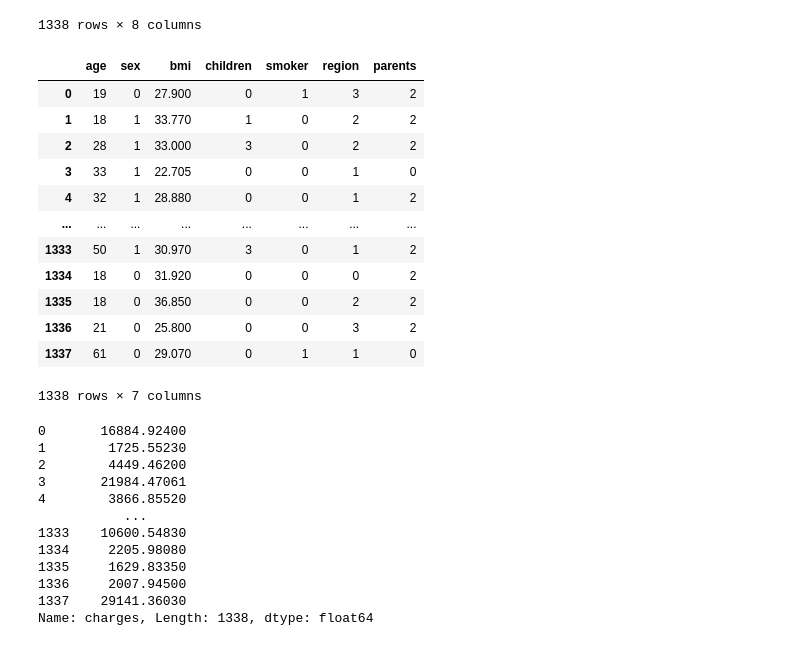
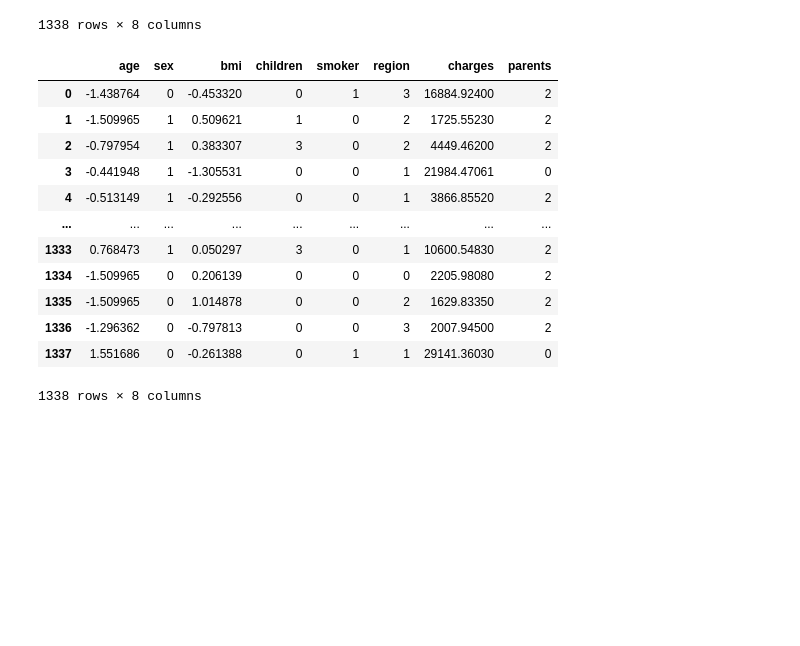
Before and after one commit to BhaveshDwaram/Minor-project, a Jupyter notebook: Medical Insurance Cost Prediction.ipynb, the cells around one changed output. Drawn from its saved outputs; the diff is of its cells as text; code cells hidden in the pictures; blank space fills up the shorter version.

```diff
--- a/Medical Insurance Cost Prediction.ipynb
+++ b/Medical Insurance Cost Prediction.ipynb
@@ -846,36 +846,24 @@ insurance_dataframe_family
 | 1336 | 21 | 0 | 25.800 | 0 | 0 | 3 | 2007.94500 | 2 |
 | 1337 | 61 | 0 | 29.070 | 0 | 1 | 1 | 29141.36030 | 0 |
 1338 rows × 8 columns
-# %%
-x_family=insurance_dataframe_family.drop(['charges'],axis=1)
-y_family=insurance_dataframe_family.charges
-x_family
-# %% [output]
-|  | age | sex | bmi | children | smoker | region | parents |
-| 0 | 19 | 0 | 27.900 | 0 | 1 | 3 | 2 |
-| 1 | 18 | 1 | 33.770 | 1 | 0 | 2 | 2 |
-| 2 | 28 | 1 | 33.000 | 3 | 0 | 2 | 2 |
-| 3 | 33 | 1 | 22.705 | 0 | 0 | 1 | 0 |
-| 4 | 32 | 1 | 28.880 | 0 | 0 | 1 | 2 |
-| ... | ... | ... | ... | ... | ... | ... | ... |
-| 1333 | 50 | 1 | 30.970 | 3 | 0 | 1 | 2 |
-| 1334 | 18 | 0 | 31.920 | 0 | 0 | 0 | 2 |
-| 1335 | 18 | 0 | 36.850 | 0 | 0 | 2 | 2 |
-| 1336 | 21 | 0 | 25.800 | 0 | 0 | 3 | 2 |
-| 1337 | 61 | 0 | 29.070 | 0 | 1 | 1 | 0 |
-1338 rows × 7 columns
-# %%
-y_family
-# %% [output]
-0       16884.92400
-1        1725.55230
-2        4449.46200
-3       21984.47061
-4        3866.85520
-           ...
-1333    10600.54830
-1334     2205.98080
-1335     1629.83350
-1336     2007.94500
-1337    29141.36030
-Name: charges, Length: 1338, dtype: float64
+# %%
+#standardization using standard scaler .
+#This helps us achieve a normal distribution(if it is already normal but skewed)
+# of the data with a mean equal to zero and a standard deviation equal to 1.
+scaler=StandardScaler()
+insurance_dataframe_family[['age','bmi']]=scaler.fit_transform(insurance_dataframe_family[['age','bmi']])
+insurance_dataframe_family
+# %% [output]
+|  | age | sex | bmi | children | smoker | region | charges | parents |
+| 0 | -1.438764 | 0 | -0.453320 | 0 | 1 | 3 | 16884.92400 | 2 |
+| 1 | -1.509965 | 1 | 0.509621 | 1 | 0 | 2 | 1725.55230 | 2 |
+| 2 | -0.797954 | 1 | 0.383307 | 3 | 0 | 2 | 4449.46200 | 2 |
+| 3 | -0.441948 | 1 | -1.305531 | 0 | 0 | 1 | 21984.47061 | 0 |
+| 4 | -0.513149 | 1 | -0.292556 | 0 | 0 | 1 | 3866.85520 | 2 |
+| ... | ... | ... | ... | ... | ... | ... | ... | ... |
+| 1333 | 0.768473 | 1 | 0.050297 | 3 | 0 | 1 | 10600.54830 | 2 |
+| 1334 | -1.509965 | 0 | 0.206139 | 0 | 0 | 0 | 2205.98080 | 2 |
+| 1335 | -1.509965 | 0 | 1.014878 | 0 | 0 | 2 | 1629.83350 | 2 |
+| 1336 | -1.296362 | 0 | -0.797813 | 0 | 0 | 3 | 2007.94500 | 2 |
+| 1337 | 1.551686 | 0 | -0.261388 | 0 | 1 | 1 | 29141.36030 | 0 |
+1338 rows × 8 columns
```
Also changed, not shown: parts of 10 cells of this notebook, 2 other files.
